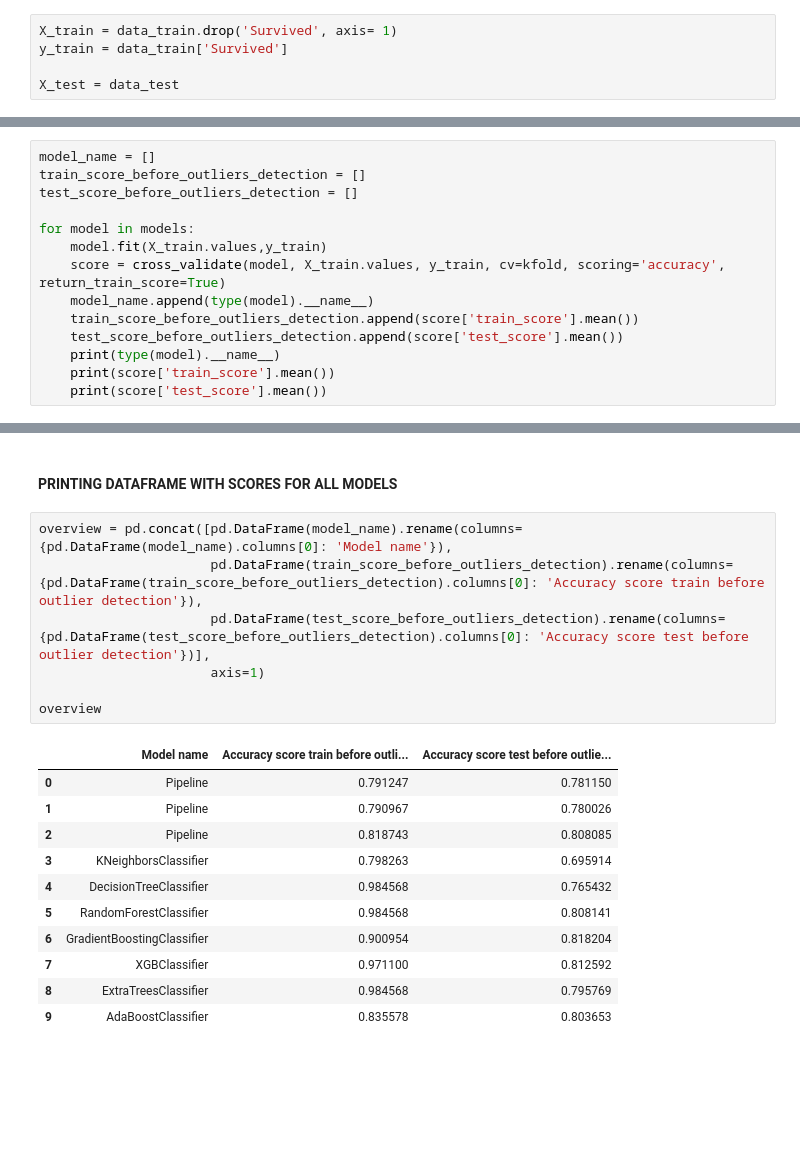
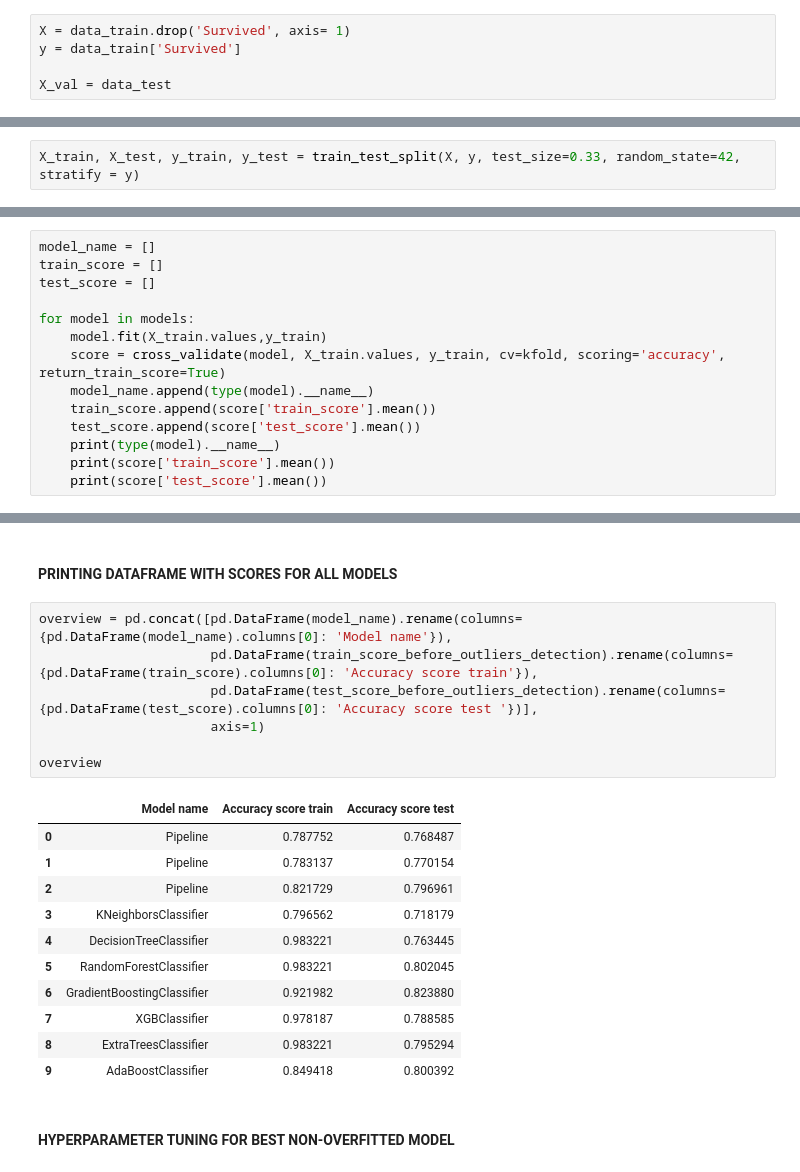
Before and after one commit to rkons88/Google-Alphabet-stock-price-forecast, a Jupyter notebook: Titanic - Machine Learning from Disaster/Titanic - Machine Learning from Disaster.ipynb, the cells around one changed output, grey strips where cells are left out. Drawn from its saved outputs; the diff is of its cells as text; blank space fills up the shorter version.

```diff
--- a/Titanic - Machine Learning from Disaster/Titanic - Machine Learning from Disaster.ipynb
+++ b/Titanic - Machine Learning from Disaster/Titanic - Machine Learning from Disaster.ipynb
@@ -662,5 +667,5 @@ models = [
 # %%
-X_train = data_train.drop('Survived', axis= 1)
-y_train = data_train['Survived']
+X = data_train.drop('Survived', axis= 1)
+y = data_train['Survived']
 
-X_test = data_test
+X_val = data_test
@@ -667,3 +674,5 @@ X_test = data_test
+# %%
+X_train, X_test, y_train, y_test = train_test_split(X, y, test_size=0.33, random_state=42, stratify = y)
 # %% [markdown]
 #### DEFINING CROSS-VALIDATION TO AVOID OVER-FITTING
 # %%
@@ -673,15 +682,15 @@ kfold = model_selection.KFold(n_splits=5, random_state=None)
 #### TRAINING ALL MODELS ON TRAIN DATA AND PRINTING ACCURACY SCORE FOR ALL MODELS
 # %%
 model_name = []
-train_score_before_outliers_detection = []
-test_score_before_outliers_detection = []
+train_score = []
+test_score = []
 
 for model in models:
     model.fit(X_train.values,y_train)
     score = cross_validate(model, X_train.values, y_train, cv=kfold, scoring='accuracy', return_train_score=True)
     model_name.append(type(model).__name__)
-    train_score_before_outliers_detection.append(score['train_score'].mean())
-    test_score_before_outliers_detection.append(score['test_score'].mean())
+    train_score.append(score['train_score'].mean())
+    test_score.append(score['test_score'].mean())
     print(type(model).__name__)
     print(score['train_score'].mean())
     print(score['test_score'].mean())
@@ -707,20 +716,22 @@ AdaBoostClassifier
 #### PRINTING DATAFRAME WITH SCORES FOR ALL MODELS
 # %%
 overview = pd.concat([pd.DataFrame(model_name).rename(columns={pd.DataFrame(model_name).columns[0]: 'Model name'}),
-                      pd.DataFrame(train_score_before_outliers_detection).rename(columns={pd.DataFrame(train_score_before_outliers_detection).columns[0]: 'Accuracy score train before outlier detection'}),
-                      pd.DataFrame(test_score_before_outliers_detection).rename(columns={pd.DataFrame(test_score_before_outliers_detection).columns[0]: 'Accuracy score test before outlier detection'})],
+                      pd.DataFrame(train_score_before_outliers_detection).rename(columns={pd.DataFrame(train_score).columns[0]: 'Accuracy score train'}),
+                      pd.DataFrame(test_score_before_outliers_detection).rename(columns={pd.DataFrame(test_score).columns[0]: 'Accuracy score test '})],
                       axis=1)
 
 overview
 # %% [output]
-|  | Model name | Accuracy score train before outli... | Accuracy score test before outlie... |
-| 0 | Pipeline | 0.791247 | 0.781150 |
-| 1 | Pipeline | 0.790967 | 0.780026 |
-| 2 | Pipeline | 0.818743 | 0.808085 |
-| 3 | KNeighborsClassifier | 0.798263 | 0.695914 |
-| 4 | DecisionTreeClassifier | 0.984568 | 0.765432 |
-| 5 | RandomForestClassifier | 0.984568 | 0.808141 |
-| 6 | GradientBoostingClassifier | 0.900954 | 0.818204 |
-| 7 | XGBClassifier | 0.971100 | 0.812592 |
-| 8 | ExtraTreesClassifier | 0.984568 | 0.795769 |
-| 9 | AdaBoostClassifier | 0.835578 | 0.803653 |
+|  | Model name | Accuracy score train | Accuracy score test |
+| 0 | Pipeline | 0.787752 | 0.768487 |
+| 1 | Pipeline | 0.783137 | 0.770154 |
+| 2 | Pipeline | 0.821729 | 0.796961 |
+| 3 | KNeighborsClassifier | 0.796562 | 0.718179 |
+| 4 | DecisionTreeClassifier | 0.983221 | 0.763445 |
+| 5 | RandomForestClassifier | 0.983221 | 0.802045 |
+| 6 | GradientBoostingClassifier | 0.921982 | 0.823880 |
+| 7 | XGBClassifier | 0.978187 | 0.788585 |
+| 8 | ExtraTreesClassifier | 0.983221 | 0.795294 |
+| 9 | AdaBoostClassifier | 0.849418 | 0.800392 |
+# %% [markdown]
+#### HYPERPARAMETER TUNING FOR BEST NON-OVERFITTED MODEL
```
Also changed, not shown: parts of 8 cells of this notebook.
